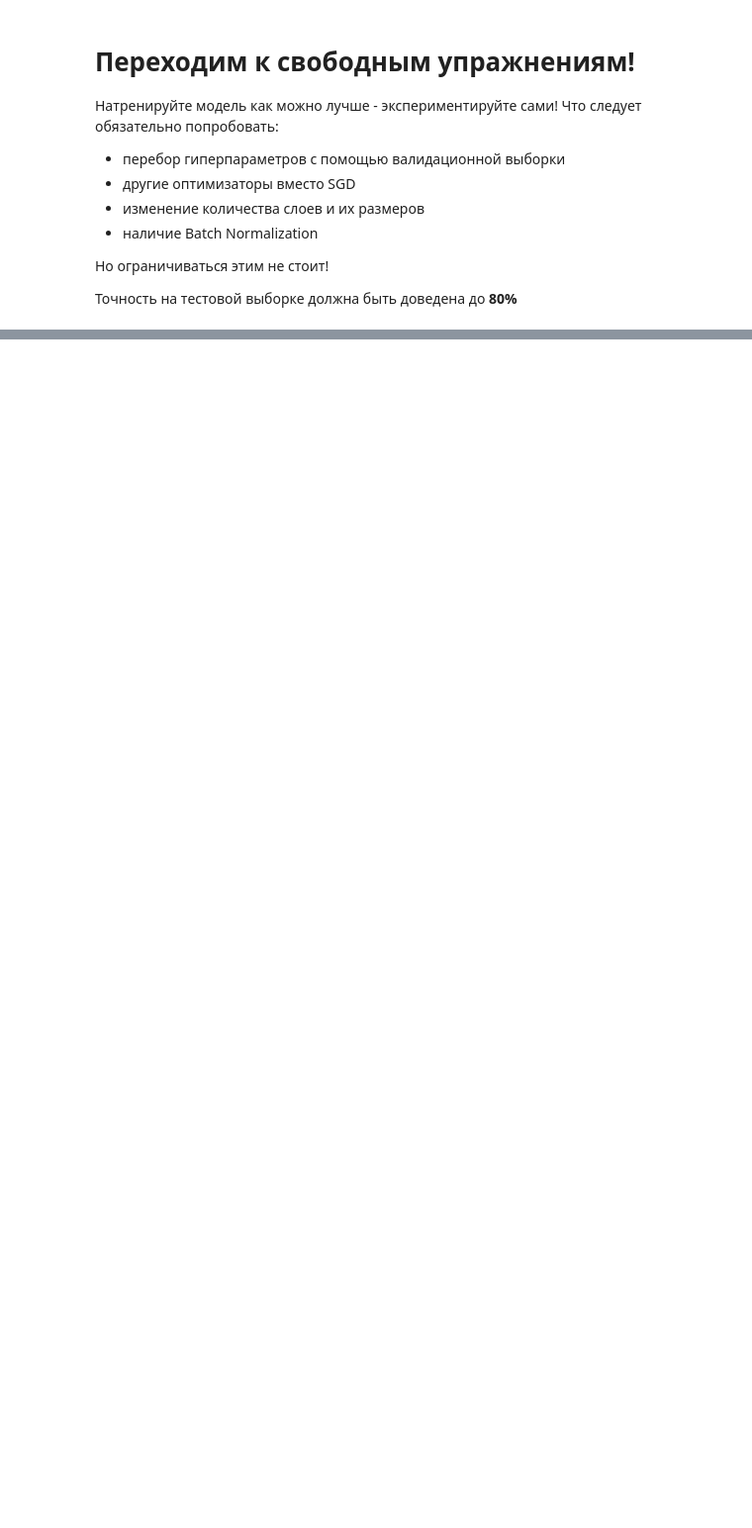
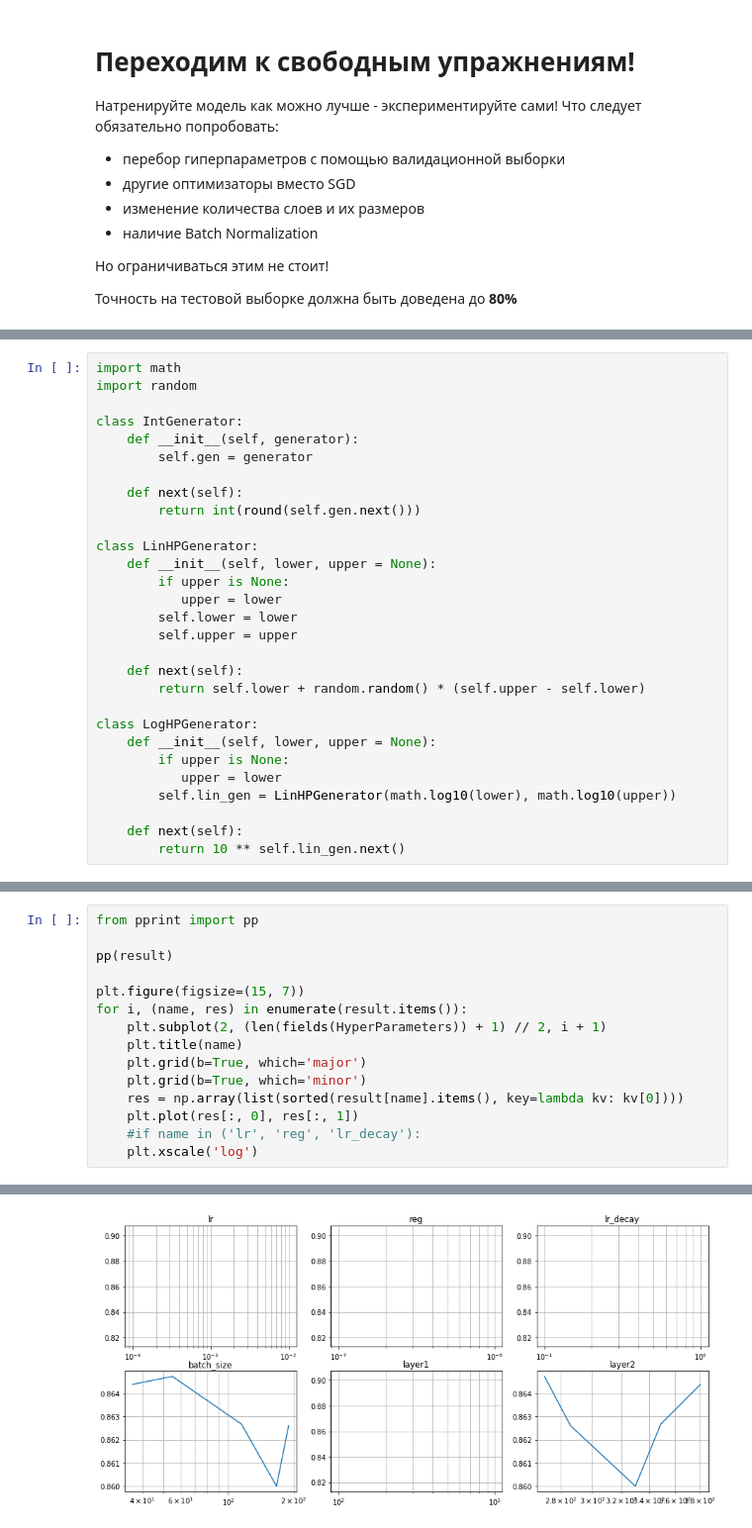
Before and after one commit to kononovarseniy/dlcourse_ai, a Jupyter notebook: assignments/assignment2/PyTorch.ipynb, the cells around one changed output, grey strips where cells are left out. Shown at 99% size. Drawn from its saved outputs; the diff is of its cells as text; blank space fills up the shorter version.

```diff
--- a/assignments/assignment2/PyTorch.ipynb
+++ b/assignments/assignment2/PyTorch.ipynb
@@ -498,0 +469,29 @@ Average loss: 0.387275, Train accuracy: 0.888749, Val accuracy: 0.857621
+# %%
+import math
+import random
+
+class IntGenerator:
+    def __init__(self, generator):
+        self.gen = generator
+
+    def next(self):
+        return int(round(self.gen.next()))
+
+class LinHPGenerator:
+    def __init__(self, lower, upper = None):
+        if upper is None:
+           upper = lower
+        self.lower = lower
+        self.upper = upper
+
+    def next(self):
+        return self.lower + random.random() * (self.upper - self.lower)
+
+class LogHPGenerator:
+    def __init__(self, lower, upper = None):
+        if upper is None:
+           upper = lower
+        self.lin_gen = LinHPGenerator(math.log10(lower), math.log10(upper))
+
+    def next(self):
+        return 10 ** self.lin_gen.next()
@@ -498,0 +601,16 @@ Average loss: 0.387275, Train accuracy: 0.888749, Val accuracy: 0.857621
+# %%
+from pprint import pp
+
+pp(result)
+
+plt.figure(figsize=(15, 7))
+for i, (name, res) in enumerate(result.items()):
+    plt.subplot(2, (len(fields(HyperParameters)) + 1) // 2, i + 1)
+    plt.title(name)
+    plt.grid(b=True, which='major')
+    plt.grid(b=True, which='minor')
+    res = np.array(list(sorted(result[name].items(), key=lambda kv: kv[0])))
+    plt.plot(res[:, 0], res[:, 1])
+    #if name in ('lr', 'reg', 'lr_decay'):
+    plt.xscale('log')
+# %% [output]
@@ -498,0 +631 @@ Average loss: 0.387275, Train accuracy: 0.888749, Val accuracy: 0.857621
+[figure, added]
```
Also changed, not shown: parts of 11 cells of this notebook.
